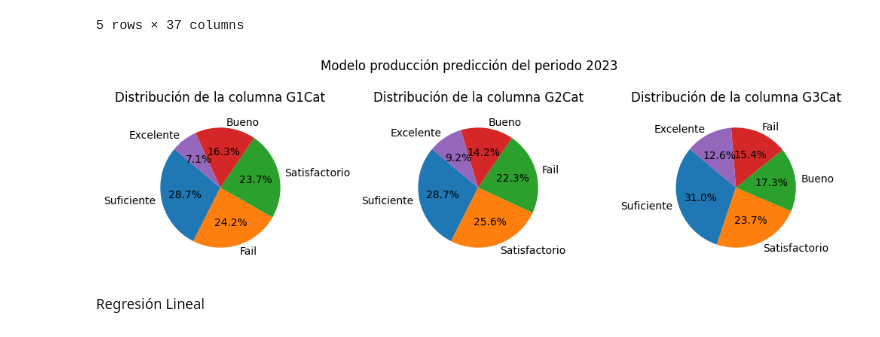
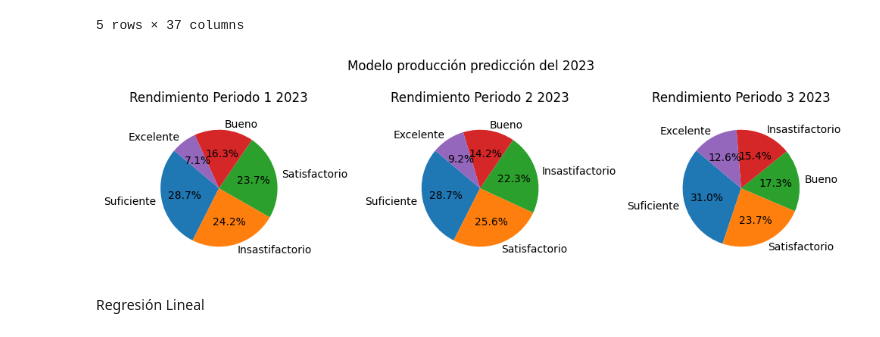
Before and after one commit to VAEH/fundamentos_datos, a Jupyter notebook: Proyecto_Fundamentos.ipynb, the cells around one changed output. Drawn from its saved outputs; the diff is of its cells as text; code cells hidden in the pictures.

```diff
--- a/Proyecto_Fundamentos.ipynb
+++ b/Proyecto_Fundamentos.ipynb
@@ -122,3 +122,18 @@ plt.title('Correlation Heatmap', fontsize=20)
 # %% [output]
 Text(0.5, 1.0, 'Correlation Heatmap')
 [figure]
+# %%
+#reemplazar las categorías numéricas de la variables schoolsup
+
+df_rend['schoolsup'] = df_rend['schoolsup']
+
+#histograma
+conteo_categorias = df_rend['schoolsup'].value_counts()
+conteo_categorias.plot(kind='bar', color='purple')
+
+plt.xlabel('Categoría')
+plt.ylabel('Frecuencia')
+plt.title('Histograma de frecuencias según soporte educativo extra al estudiante')
+
+#mostrar histograma
+plt.show()
@@ -187,7 +222,7 @@ Index(['school', 'sex', 'age', 'address', 'famsize', 'Pstatus', 'Medu', 'Fedu',
       dtype='object')
 # %%
 bins = [0, 10, 12, 14, 16, 20]  # Límites de los intervalos
-labels = ['Fail', 'Suficiente', 'Satisfactorio', 'Bueno', 'Excelente']  # Etiquetas correspondientes a los intervalos
+labels = ['Insastifactorio', 'Suficiente', 'Satisfactorio', 'Bueno', 'Excelente']  # Etiquetas correspondientes a los intervalos
 # %%
 # Utilizar pd.cut() para asignar etiquetas automáticamente
 categorias1 = pd.cut(df_rend['G1'], bins=bins, labels=labels, right=False)
@@ -211,31 +246,31 @@ df_rend.head()
 # %%
 fig, axs = plt.subplots(1, 3, figsize=(10, 3))
 
 # Primer subgráfico (gráfico de pastel)
 conteo = df_rend['G1Cat'].value_counts()
 axs[0].pie(conteo, labels=conteo.index, autopct='%1.1f%%', startangle=140)
 axs[0].axis('equal')
-axs[0].set_title('Distribución de la columna G1Cat')
+axs[0].set_title('Rendimiento Periodo 1 2023')
 
 # Segundo subgráfico (otro gráfico)
 conteo = df_rend['G2Cat'].value_counts()
 axs[1].pie(conteo, labels=conteo.index, autopct='%1.1f%%', startangle=140)
 axs[1].axis('equal')
-axs[1].set_title('Distribución de la columna G2Cat')
+axs[1].set_title('Rendimiento Periodo 2 2023')
 
 # Tercer subgráfico (otro gráfico)
 conteo = df_rend['G3Cat'].value_counts()
 axs[2].pie(conteo, labels=conteo.index, autopct='%1.1f%%', startangle=140)
 axs[2].axis('equal')
-axs[2].set_title('Distribución de la columna G3Cat')
+axs[2].set_title('Rendimiento Periodo 3 2023')
 
-fig.suptitle("Modelo producción predicción del periodo 2023")
+fig.suptitle("Modelo producción predicción del 2023")
 
-# Mostrar la figura con ambos gráficos uno al lado del otro
+# Mostrar la figura con los tres gráficos uno al lado del otro
 plt.tight_layout()
 plt.show()
 # %% [output]
-[figure, old version]
+[figure, new version]
 # %% [markdown]
 Regresión Lineal
 # %%
```
Also changed, not shown: parts of 17 cells of this notebook.
